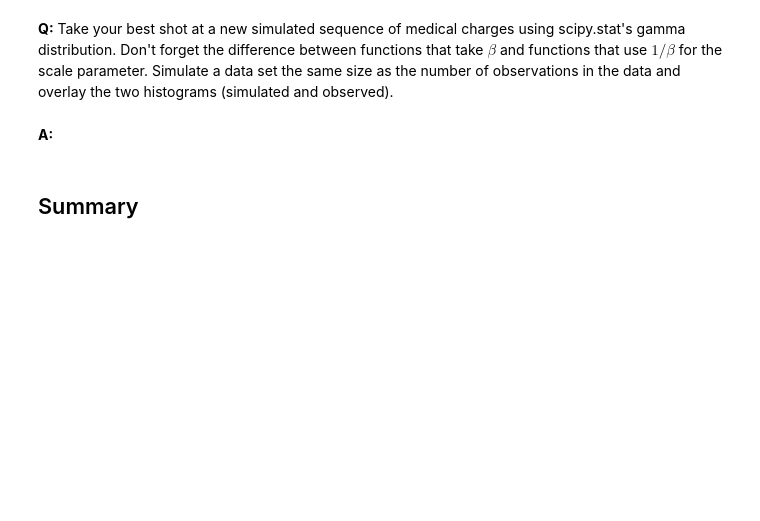
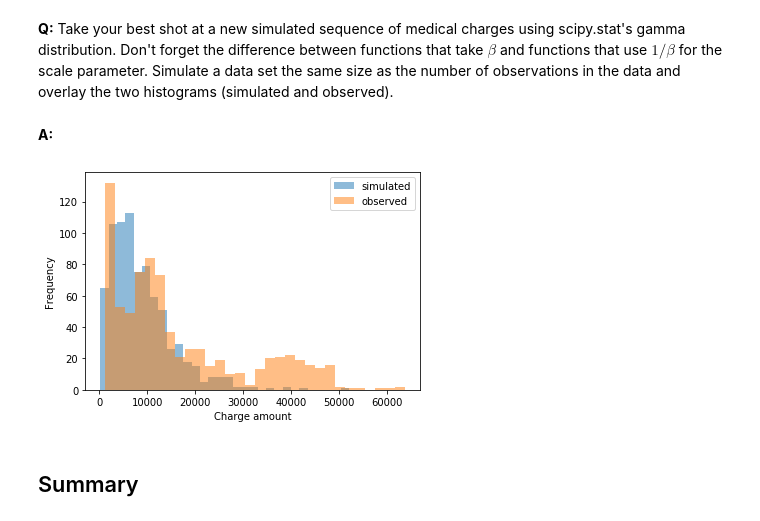
Before and after one commit to davidbuehler07/Mini-Projects, a Jupyter notebook: inferential_statistics_3-Q.ipynb, the cells around one changed output. Cells and saved outputs as stored; diff of their text form; code cells hidden in the pictures; blank space fills up the shorter version.

```diff
--- a/inferential_statistics_3-Q.ipynb
+++ b/inferential_statistics_3-Q.ipynb
@@ -136,3 +187,13 @@ best_shot_simulated = None
+# %%
+seed(47)
+best_shot_simulated = gamma(alpha_est, scale=beta_est).rvs(n_ins)
+_ = plt.hist(best_shot_simulated, bins=30, alpha=0.5, label='simulated')
+_ = plt.hist(insurance, bins=30, alpha=0.5, label='observed')
+_ = plt.xlabel('Charge amount')
+_ = plt.ylabel('Frequency')
+_ = plt.legend()
+# %% [output]
+[figure, added]
 # %% [markdown]
 ## Summary
 # %% [markdown]
```
Also changed, not shown: parts of 9 cells of this notebook.
